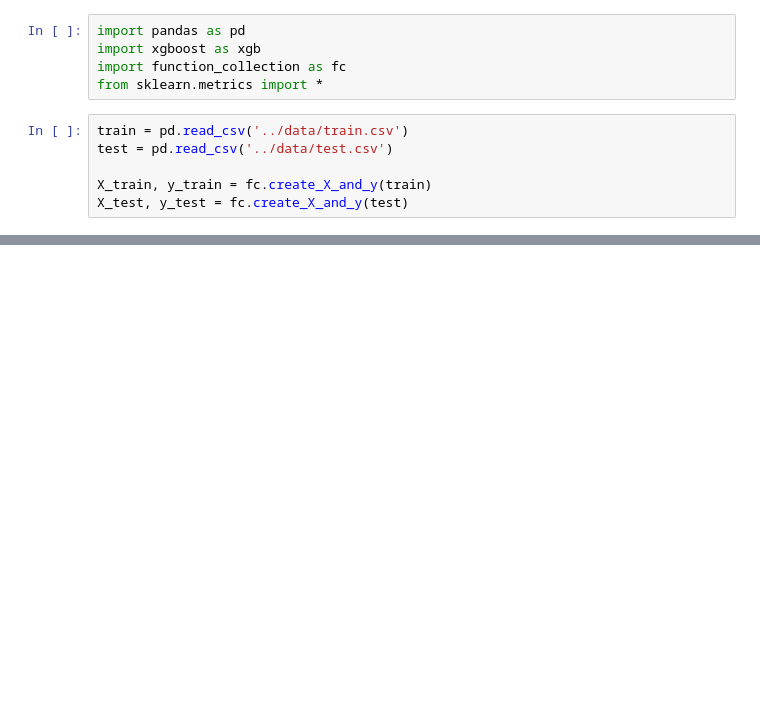
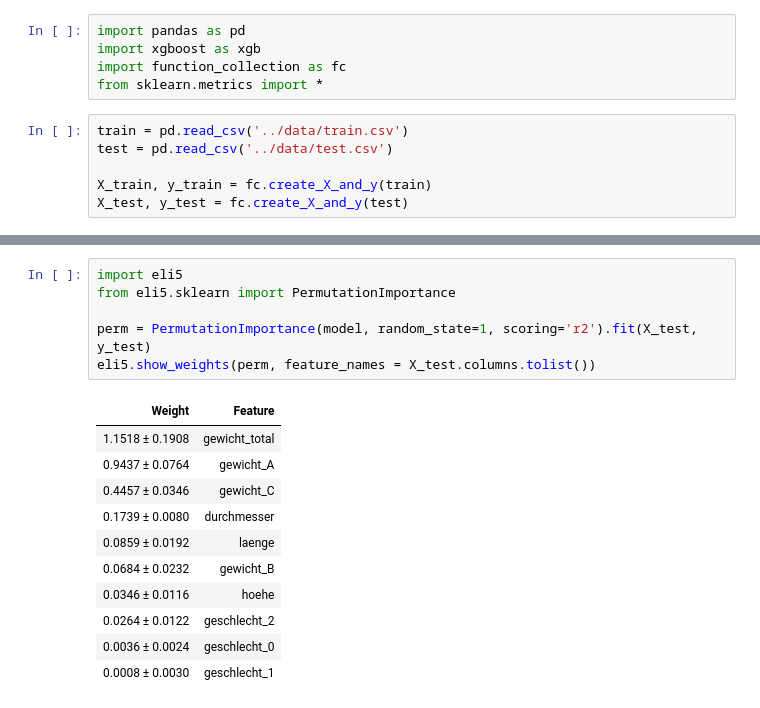
Before and after one commit to SebaRenner/Sea-Life, a Jupyter notebook: modelling/XGBoost Regressor.ipynb, the cells around one changed output, grey strips where cells are left out. Saved outputs shown, nothing was run; the diff lists cells and outputs as text; blank space fills up the shorter version.

Commit message:
Added permutation importance with eli5, fixed one-hot column names

```diff
--- a/modelling/XGBoost Regressor.ipynb
+++ b/modelling/XGBoost Regressor.ipynb
@@ -32,0 +33,18 @@ fc.plot_feature_importance_gini(model, X_train)
+# %%
+import eli5
+from eli5.sklearn import PermutationImportance
+
+perm = PermutationImportance(model, random_state=1, scoring='r2').fit(X_test, y_test)
+eli5.show_weights(perm, feature_names = X_test.columns.tolist())
+# %% [output]
+| Weight | Feature |
+| 1.1518 ± 0.1908 | gewicht_total |
+| 0.9437 ± 0.0764 | gewicht_A |
+| 0.4457 ± 0.0346 | gewicht_C |
+| 0.1739 ± 0.0080 | durchmesser |
+| 0.0859 ± 0.0192 | laenge |
+| 0.0684 ± 0.0232 | gewicht_B |
+| 0.0346 ± 0.0116 | hoehe |
+| 0.0264 ± 0.0122 | geschlecht_2 |
+| 0.0036 ± 0.0024 | geschlecht_0 |
+| 0.0008 ± 0.0030 | geschlecht_1 |
```
Also changed, not shown: parts of 6 cells of this notebook, 2 other files.
